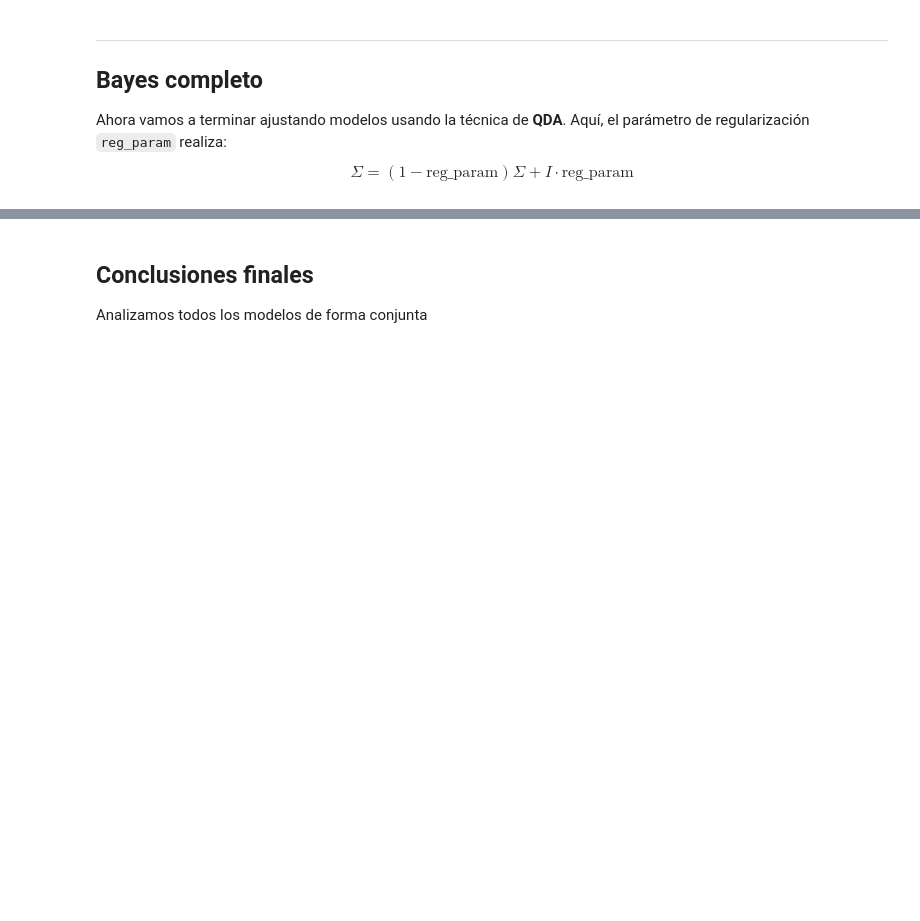
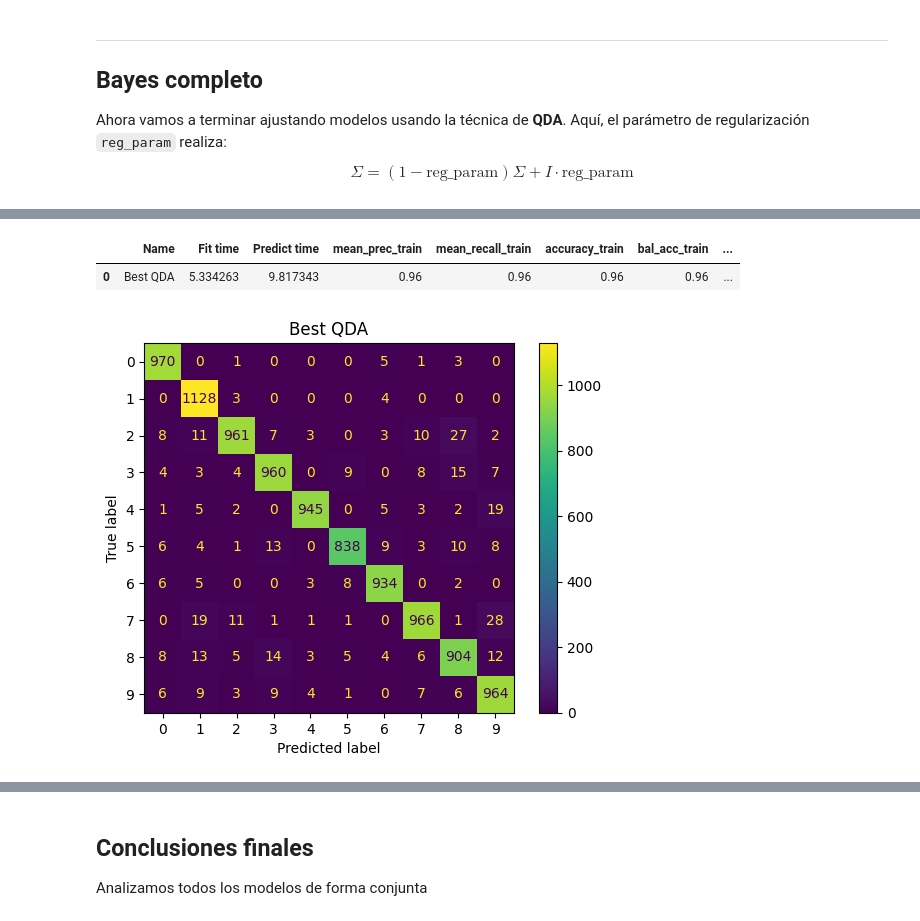
Before and after one commit to Davidjmz12/Automatic-Learning, a Jupyter notebook: Lab-05/P5.ipynb, the cells around one changed output, grey strips where cells are left out. Drawn from its saved outputs; the diff is of its cells as text; code cells hidden in the pictures; blank space fills up the shorter version.

```diff
--- a/Lab-05/P5.ipynb
+++ b/Lab-05/P5.ipynb
@@ -366,0 +392,11 @@ KeyboardInterrupt:
+# %%
+model_3_qda = LogisticMultiClassModel(X_train, y_train, X_test, y_test, best_model, flags, "Best QDA")
+
+models.append(model_3_qda.compute_metrics(2))
+
+model_3_qda.plot_confusion_matrix()
+model_3_qda.compute_metrics(2)
+# %% [output]
+|  | Name | Fit time | Predict time | mean_prec_train | mean_recall_train | accuracy_train | bal_acc_train | ... |
+| 0 | Best QDA | 5.334263 | 9.817343 | 0.96 | 0.96 | 0.96 | 0.96 | ... |
+[figure, added]
```
Also changed, not shown: parts of 18 cells of this notebook, 1 other file.
